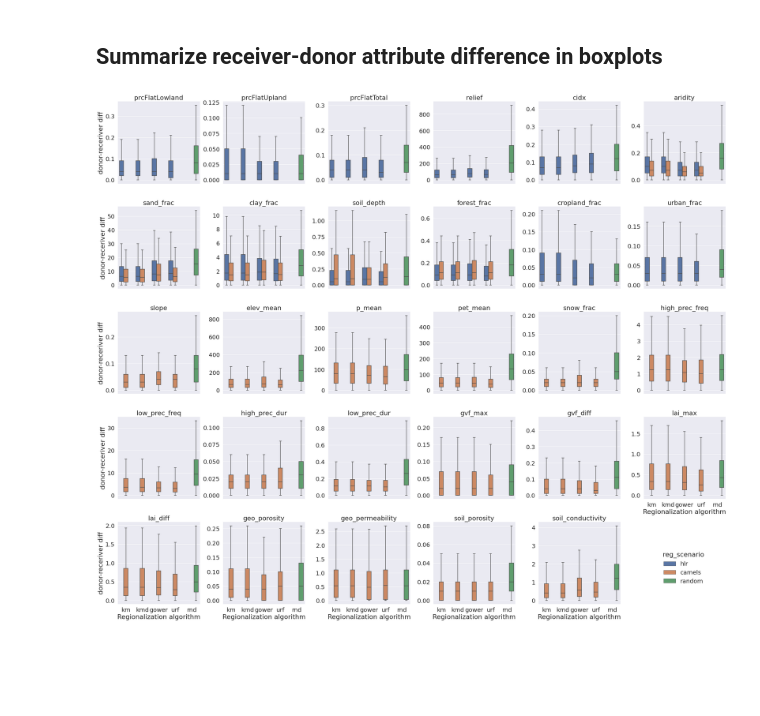
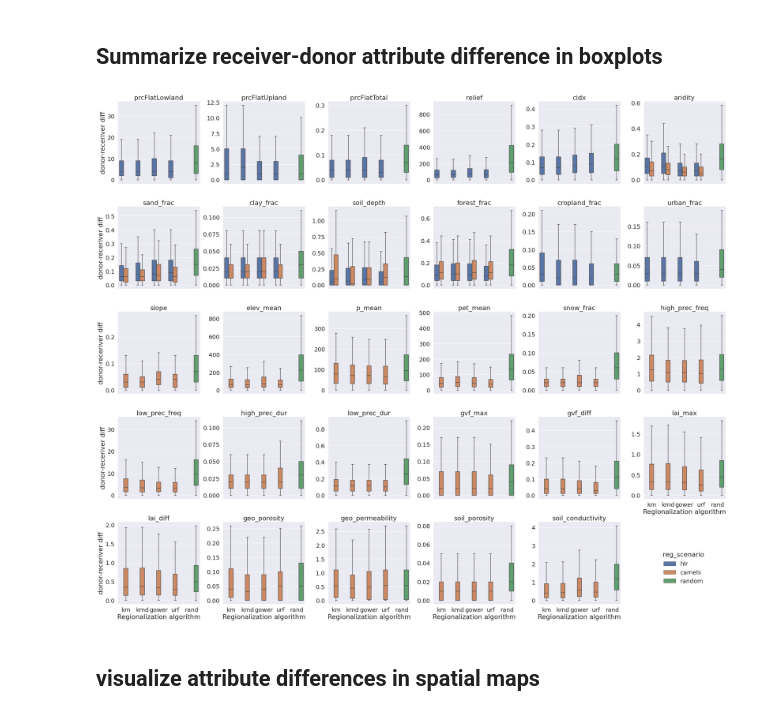
Before and after one commit to NOAA-OWP/NextGen_Regionalization, a Jupyter notebook: NWMv4/analysis/check_donor_receiver_attribute_difference.ipynb, the cells around one changed output. Cells and saved outputs as stored; diff of their text form; code cells hidden in the pictures; blank space fills up the shorter version.

```diff
--- a/NWMv4/analysis/check_donor_receiver_attribute_difference.ipynb
+++ b/NWMv4/analysis/check_donor_receiver_attribute_difference.ipynb
@@ -53,12 +62,11 @@ for reg_alg in ['kmeans_clust','kmedoids_clust','gower_dist','random_forest']:
 
         # add to the overall dataframe for differences
         cols = [c1 for c1 in dt2.columns if c1.endswith("_diff")]
-        dt2 = dt2[cols]
-        #print(dt2.columns)
+        dt2 = dt2[['id_r'] + cols]
         dt2.columns = [x.replace("_diff","",1) for x in dt2.columns]
-        #print(dt2.columns)
-        dt2.insert(0,column="reg_scenario",value=reg_scenario)
-        dt2.insert(0,column="reg_algorithm",value=reg_alg)
+        dt2 = dt2.rename(columns={'id_r':'id'})
+        dt2.insert(1,column="reg_scenario",value=reg_scenario)
+        dt2.insert(1,column="reg_algorithm",value=reg_alg)
         dfDiff = dfDiff.append(dt2)
 
         # summarize donor-receiver attribute differences
@@ -75,7 +83,7 @@ for reg_alg in ['kmeans_clust','kmedoids_clust','gower_dist','random_forest']:
 
         statsAll = statsAll.append(stats)
 
-statsAll.to_csv("../output/stats_donor_receiver_attribute_difference.csv", index=False)
+statsAll.to_csv("../output/stats_donor_receiver_attribute_difference.csv", index=True)
 # %% [markdown]
 ## randomly chosen donors
 # %%
@@ -112,31 +117,33 @@ for x in attrs:
 
 # add to the overall dataframe for differences
 cols = [c1 for c1 in dfDiff2.columns if c1.endswith("_diff")]
-dfDiff2 = dfDiff2[cols]
+dfDiff2 = dfDiff2[['id_r'] + cols]
 dfDiff2.columns = [x.replace("_diff","",1) for x in dfDiff2.columns]
+dfDiff2 = dfDiff2.rename(columns={'id_r':'id'})
+dfDiff2['reg_scenario'] = dfDiff2['reg_algorithm'] = 'random'
 # %% [markdown]
 ## Summarize receiver-donor attribute difference in boxplots
 # %%
 # make boxplots of attribute differences
-import seaborn as sns
-import matplotlib.pyplot as plt
+
 
 sns.set(font_scale=1.8)
 
-dfDiff2['reg_scenario'] = dfDiff2['reg_algorithm'] = 'random'
-dfDiff = dfDiff.append(dfDiff2)
-dfDiff1 = dfDiff.melt(id_vars=['reg_algorithm','reg_scenario'])
+dfDiff1 = dfDiff.append(dfDiff2)
+dfDiff1 = dfDiff1.melt(id_vars=['id','reg_algorithm','reg_scenario'])
 dict = {'kmeans_clust':'km', 'kmedoids_clust':'kmd', 'gower_dist':'gower', 'random_forest':'urf', 'random':'rand'}
 dfDiff1 = dfDiff1.replace({'reg_algorithm': dict})
 
 g = sns.catplot(data= dfDiff1, kind="box",x="reg_algorithm", y="value", col="variable", col_wrap=6, hue='reg_scenario',
                 showfliers = False,sharey=False,legend=True)
 g.set_xlabels('Regionalization algorithm')
 g.set_ylabels('donor-receriver diff')
 
 for col_key,ax in g.axes_dict.items():
     ax.set_title(col_key)
 sns.move_legend(g, "lower right", bbox_to_anchor=(.9, .07))
 plt.savefig("../figs/boxplot_attr_diff.png",dpi=500)
 # %% [output]
-[figure, old version]
+[figure, new version]
+# %% [markdown]
+## visualize attribute differences in spatial maps
```
Also changed, not shown: parts of 9 cells of this notebook, 4 other files.
